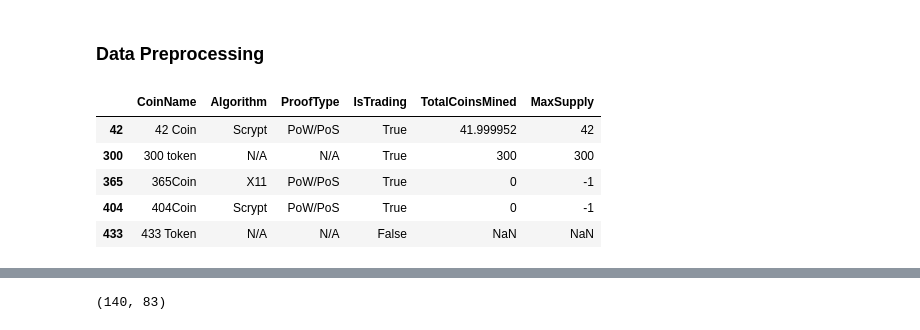
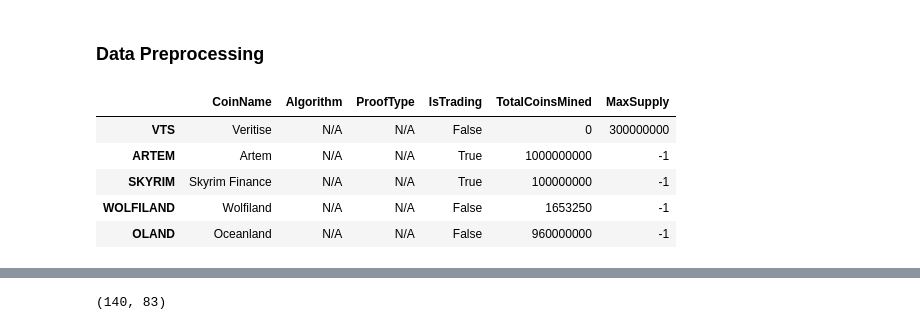
Before and after one commit to adamgulyas/cloud-unsupervised-learning, a Jupyter notebook: crypto_clustering.ipynb, the cells around one changed output, grey strips where cells are left out. Drawn from its saved outputs; the diff is of its cells as text; code cells hidden in the pictures.

```diff
--- a/crypto_clustering.ipynb
+++ b/crypto_clustering.ipynb
@@ -25,7 +22,8 @@ url = "https://min-api.cryptocompare.com/data/all/coinlist"
 response = requests.get(url)
 response_json = response.json()
 # %%
-crypto_df_raw = pd.DataFrame(response_json['Data']).transpose()
-crypto_df_raw.info()
+crypto_df = pd.DataFrame(response_json['Data']).transpose()
+crypto_df.info()
+crypto_df.head()
 # %% [output]
 <class 'pandas.core.frame.DataFrame'>
@@ -50,20 +55,20 @@ memory usage: 2.4+ MB
 # %%
 # Keep only necessary columns:
 # 'CoinName','Algorithm','IsTrading','ProofType','TotalCoinsMined','MaxSupply'
-crypto_df = crypto_df_raw.drop(crypto_df_raw.columns.difference([
+dataset = crypto_df.drop(crypto_df.columns.difference([
     'CoinName',
     'Algorithm',
     'IsTrading',
     'ProofType',
     'TotalCoinsMined',
     'MaxSupply',
 ]), axis='columns')
 
-crypto_df.head()
+dataset.tail()
 # %% [output]
 |  | CoinName | Algorithm | ProofType | IsTrading | TotalCoinsMined | MaxSupply |
-| 42 | 42 Coin | Scrypt | PoW/PoS | True | 41.999952 | 42 |
-| 300 | 300 token | N/A | N/A | True | 300 | 300 |
-| 365 | 365Coin | X11 | PoW/PoS | True | 0 | -1 |
-| 404 | 404Coin | Scrypt | PoW/PoS | True | 0 | -1 |
-| 433 | 433 Token | N/A | N/A | False | NaN | NaN |
+| VTS | Veritise | N/A | N/A | False | 0 | 300000000 |
+| ARTEM | Artem | N/A | N/A | True | 1000000000 | -1 |
+| SKYRIM | Skyrim Finance | N/A | N/A | True | 100000000 | -1 |
+| WOLFILAND | Wolfiland | N/A | N/A | False | 1653250 | -1 |
+| OLAND | Oceanland | N/A | N/A | False | 960000000 | -1 |
```
Also changed, not shown: parts of 16 cells of this notebook.
